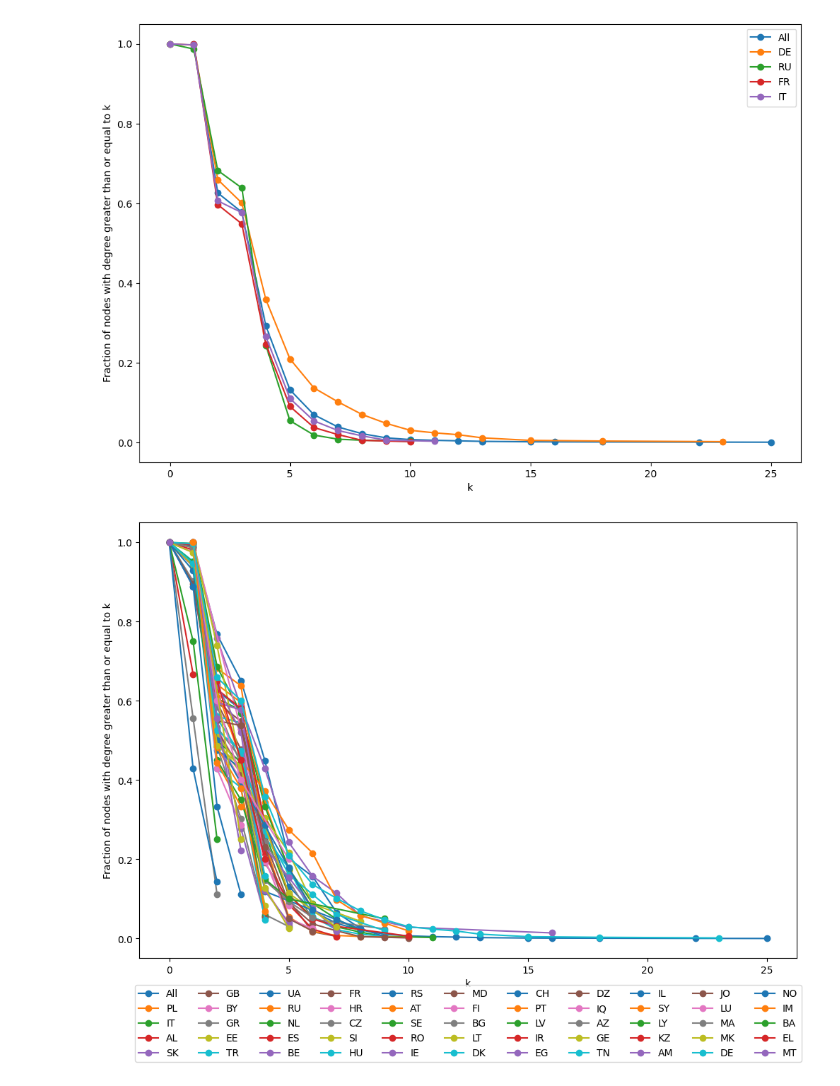
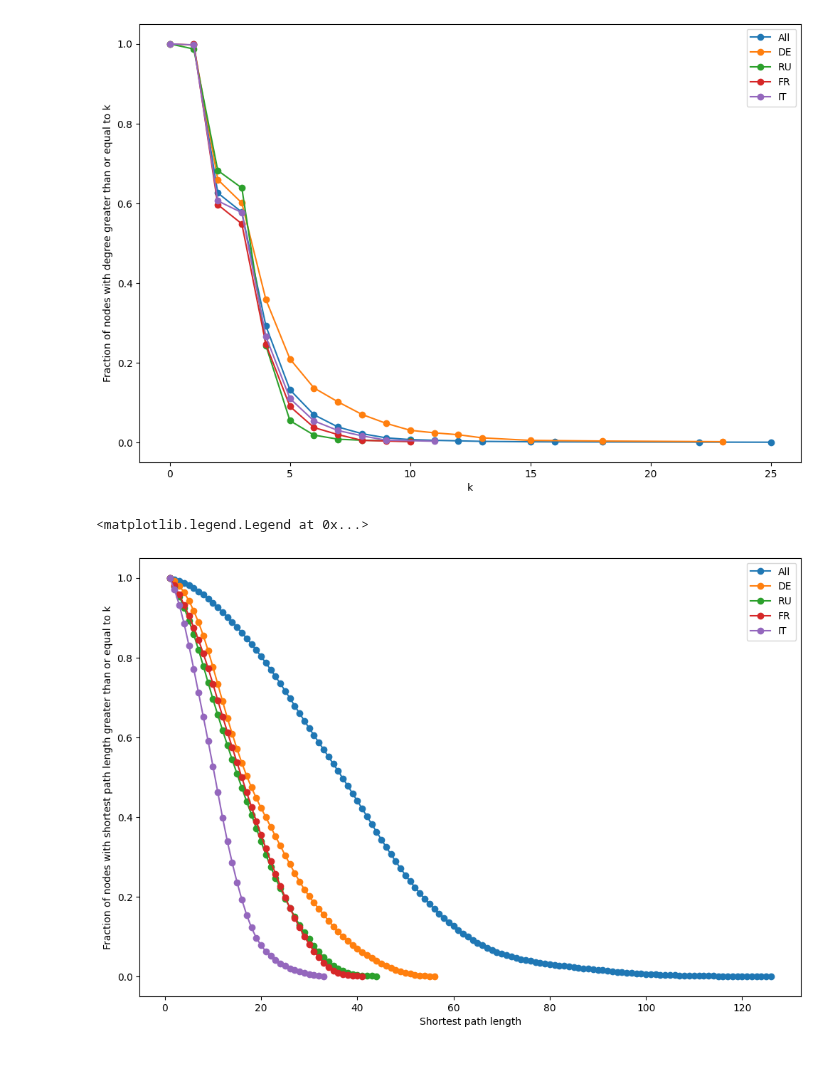
Before and after one commit to johanmasvie/iggielgn_topology_analysis, a Jupyter notebook: new_topo_analysis_iggielgn.ipynb, the cells around one changed output. Drawn from its saved outputs; the diff is of its cells as text; code cells hidden in the pictures.

```diff
--- a/new_topo_analysis_iggielgn.ipynb
+++ b/new_topo_analysis_iggielgn.ipynb
@@ -104,35 +113,34 @@ plt.show()
 # %% [output]
 [figure]
 # %%
-# Do the same as above, but do five different series, one for the entire graph, one for nodes where country_code is DE, RU, FR, and IT
+# Do the same as above, only do the shortest path length distribution
 plt.figure(figsize=(12, 8))
-# Keep in min I want to plot the fraction of nodes with degree greater than or equal to k vs k
-# One would expect the curve to begin at 1 and decrease to 0
-degree_sequence = sorted([d for n, d in G_multi_directed.degree()], reverse=True)
-degreeCount = collections.Counter(degree_sequence)
-deg, cnt = zip(*degreeCount.items())
+shortest_path_lengths = nx.shortest_path_length(G_multi_directed)
+shortest_path_lengths = [length for node, lengths in shortest_path_lengths for length in lengths.values()]
+shortest_path_lengths = [length for length in shortest_path_lengths if length != 0]
+shortest_path_lengths = sorted(shortest_path_lengths, reverse=True)
+shortest_path_lengths_count = collections.Counter(shortest_path_lengths)
+spl, cnt = zip(*shortest_path_lengths_count.items())
 cumulative_cnt = np.cumsum(cnt)
 cumulative_cnt = cumulative_cnt / cumulative_cnt[-1]
-plt.plot(deg, cumulative_cnt, 'o-', label='All')
+plt.plot(spl, cumulative_cnt, 'o-', label='All')
 
-for country_code in countries_list:
+for country_code in ['DE', 'RU', 'FR', 'IT']:
     # Create a subgraph of G_multi_directed where the country_code is the one we are interested in
     sub_graph = G_multi_directed.subgraph([n for n in G_multi_directed.nodes if G_multi_directed.nodes[n]['country_code'] == country_code])
-    degree_sequence = sorted([d for n, d in sub_graph.degree()], reverse=True)
-    degreeCount = collections.Counter(degree_sequence)
-    try:
-        deg, cnt = zip(*degreeCount.items())
-    except:
-        continue
+    shortest_path_lengths = nx.shortest_path_length(sub_graph)
+    shortest_path_lengths = [length for node, lengths in shortest_path_lengths for length in lengths.values()]
+    shortest_path_lengths = [length for length in shortest_path_lengths if length != 0]
+    shortest_path_lengths = sorted(shortest_path_lengths, reverse=True)
+    shortest_path_lengths_count = collections.Counter(shortest_path_lengths)
+    spl, cnt = zip(*shortest_path_lengths_count.items())
     cumulative_cnt = np.cumsum(cnt)
     cumulative_cnt = cumulative_cnt / cumulative_cnt[-1]
-    plt.plot(deg, cumulative_cnt, 'o-', label=country_code)
+    plt.plot(spl, cumulative_cnt, 'o-', label=country_code)
 
-plt.xlabel('k')
-plt.ylabel('Fraction of nodes with degree greater than or equal to k')
-# Place the legend at the bottom in five columns
-plt.legend(loc='upper center', bbox_to_anchor=(0.5, -0.05), ncol=11)
-plt.savefig('latex_figures/degree_distribution_all.png')
-plt.show()
+plt.xlabel('Shortest path length')
+plt.ylabel('Fraction of nodes with shortest path length greater than or equal to k')
+plt.legend()
 # %% [output]
+<matplotlib.legend.Legend at 0x...>
-[figure, old version]
+[figure, new version]
```
Also changed, not shown: parts of 5 cells of this notebook, 4 other files.
